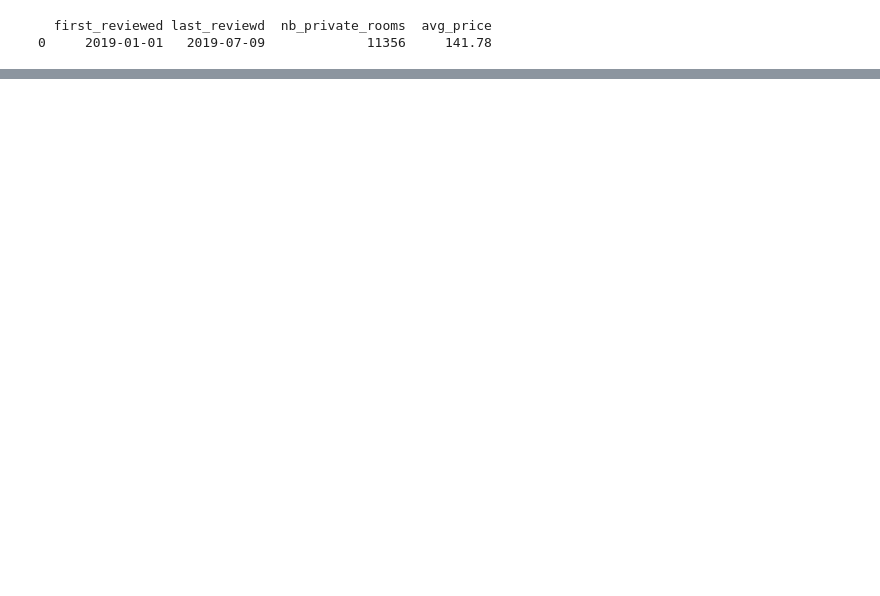
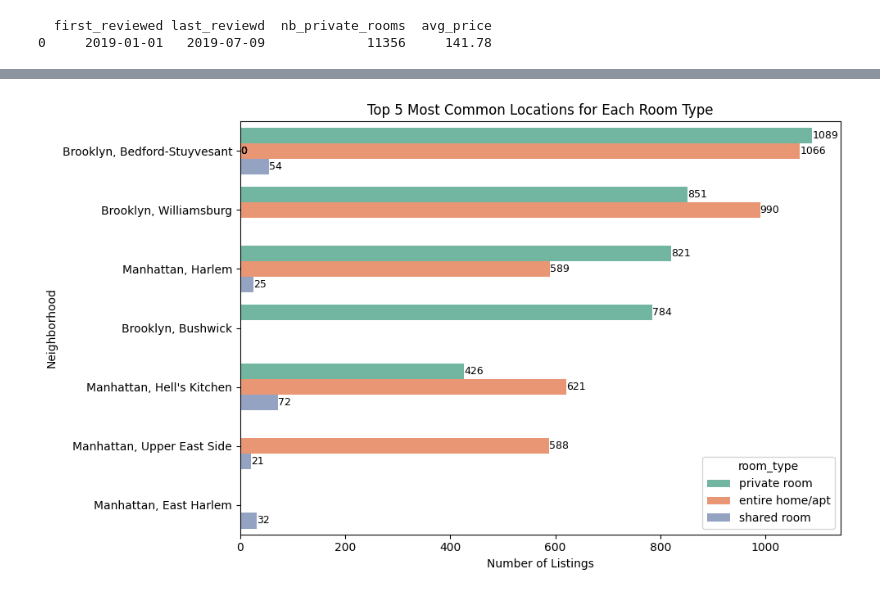
Before and after one commit to annehtran/anhtran-portfolio, a Jupyter notebook: Python Projects/Data Importing and Cleaning/Exploring Airbnb Market Trends_script.ipynb, the cells around one changed output, grey strips where cells are left out. Saved outputs shown, nothing was run; the diff lists cells and outputs as text; code cells hidden in the pictures; blank space fills up the shorter version.

```diff
--- a/Python Projects/Data Importing and Cleaning/Exploring Airbnb Market Trends_script.ipynb
+++ b/Python Projects/Data Importing and Cleaning/Exploring Airbnb Market Trends_script.ipynb
@@ -152,0 +206,46 @@ print(review_dates)
+# %%
+# Step 1 — prepare data
+location_counts = (
+    merged_df.groupby(["room_type", "nbhood_full"])
+    .size()
+    .reset_index(name="count")
+)
+
+top_locations = (
+    location_counts.sort_values("count", ascending=False)
+    .groupby("room_type")
+    .head(5)
+)
+
+# Step 2 — seaborn barplot
+plt.figure(figsize=(10,6))
+
+ax = sns.barplot(
+    data=top_locations,
+    x="count",
+    y="nbhood_full",
+    hue="room_type",
+    palette="Set2",
+    legend=True
+)
+
+plt.title("Top 5 Most Common Locations for Each Room Type")
+plt.xlabel("Number of Listings")
+plt.ylabel("Neighborhood")
+
+# Step 3 — value labels
+for p in ax.patches:
+    width = p.get_width()
+    ax.annotate(
+        f"{int(width)}",
+        (width + 0.2, p.get_y() + p.get_height()/2),
+        ha="left",
+        va="center",
+        fontsize=9
+    )
+
+# Step 4 — layout
+plt.tight_layout()
+plt.show()
+# %% [output]
+[figure, added]
```
Also changed, not shown: parts of 9 cells of this notebook, 1 other file.
